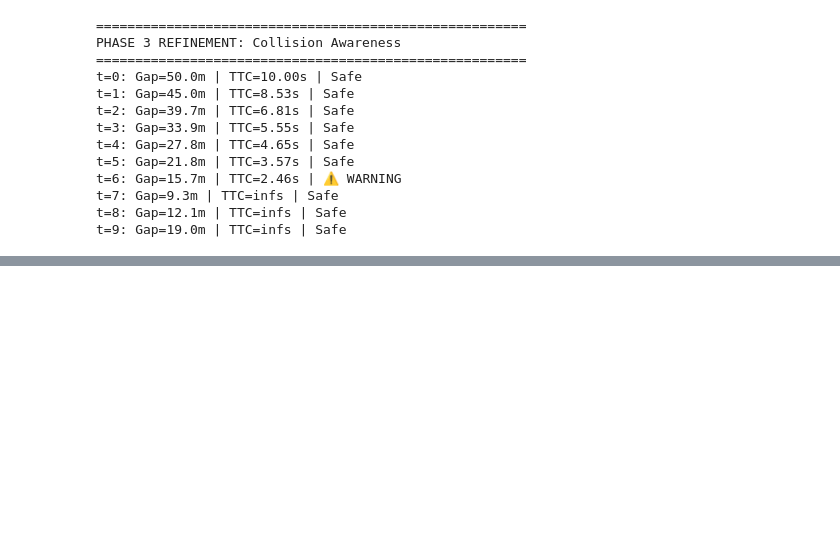
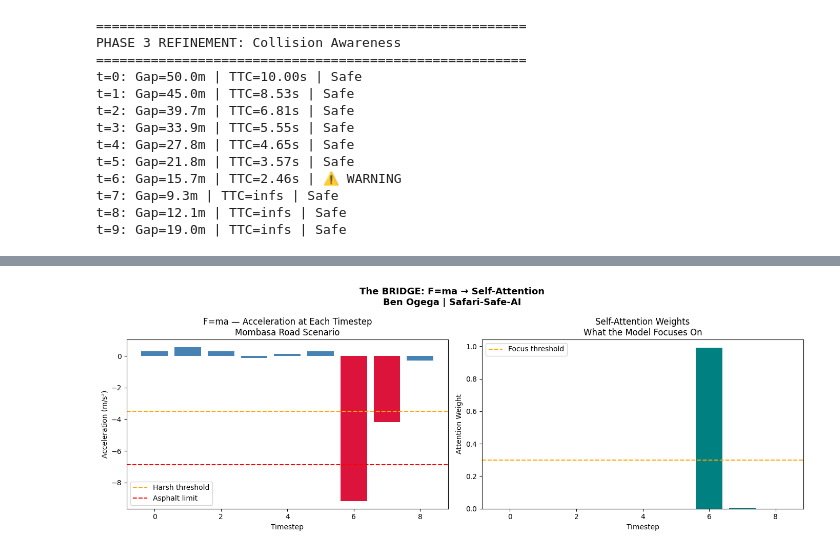
Before and after one commit to Ben-Ogega/defensive-intelligence, a Jupyter notebook: notebooks/phase3_numpy_foundations.ipynb, the cells around one changed output, grey strips where cells are left out. Cells and saved outputs as stored; diff of their text form; code cells hidden in the pictures; blank space fills up the shorter version.

Commit message:
Phase 3 - F=ma to Self-Attention bridge complete. Methodology.md written. Conference Figure 1 saved.

```diff
--- a/notebooks/phase3_numpy_foundations.ipynb
+++ b/notebooks/phase3_numpy_foundations.ipynb
@@ -195,3 +195,83 @@ t=6: Gap=15.7m | TTC=2.46s | ⚠️ WARNING
 t=7: Gap=9.3m | TTC=infs | Safe
 t=8: Gap=12.1m | TTC=infs | Safe
 t=9: Gap=19.0m | TTC=infs | Safe
+# %%
+# ============================================
+# STEP 2 — SELF-ATTENTION SCORES
+# The F=ma to Self-Attention Bridge
+# Author: Ben Ogega | BRIDGE Framework
+# ============================================
+
+accels = np.array([0.278, 0.556, 0.278, -0.139,
+                   0.139, 0.278, -9.167, -4.167, -0.278])
+
+# ============================================
+# THE BRIDGE — explained once, understood forever
+#
+# F = ma tells us: larger acceleration = larger force
+# The dangerous timestep has the largest |acceleration|
+#
+# Self-Attention tells us: which timestep matters most?
+# Answer: the one with the highest relevance score
+#
+# Both systems assign WEIGHTS to timesteps.
+# F=ma weights by physical magnitude.
+# Attention weights by learned relevance.
+# Same philosophy. Different mathematics.
+# ============================================
+
+# Raw importance — absolute acceleration magnitude
+raw_scores = np.abs(accels)
+
+# Softmax — normalize to probability distribution
+# Like distributing a unit load across support reactions
+def softmax(x):
+    e_x = np.exp(x - np.max(x))
+    return e_x / e_x.sum()
+
+attention_weights = softmax(raw_scores)
+
+print("STEP 2 — F=ma to Self-Attention Bridge")
+print("="*55)
+print(f"{'Timestep':<12} {'|Accel| m/s²':<16} {'Attention Weight':<18} {'Bar'}")
+print("-"*55)
+for i, (s, w) in enumerate(zip(raw_scores, attention_weights)):
+    bar = '█' * int(w * 100)
+    focus = " <- MODEL FOCUSED" if w > 0.3 else ""
+    print(f"  t={i:<8} {s:<16.3f} {w:<18.4f} {bar}{focus}")
+
+print(f"\nSum of weights: {attention_weights.sum():.4f}")
+print(f"Most attended:  t={np.argmax(attention_weights)}")
+print(f"Peak weight:    {attention_weights.max():.4f}")
+
+# ============================================
+# STEP 3 — VISUALIZE THE BRIDGE
+# ============================================
+fig, axes = plt.subplots(1, 2, figsize=(14, 5))
+
+# Plot 1 — F=ma: Raw accelerations
+colors = ['crimson' if abs(a) > 3.5 else 'steelblue' for a in accels]
+axes[0].bar(range(len(accels)), accels, color=colors)
+axes[0].axhline(y=-3.5, color='orange', linestyle='--', label='Harsh threshold')
+axes[0].axhline(y=-6.87, color='red', linestyle='--', label='Asphalt limit')
+axes[0].set_title('F=ma — Acceleration at Each Timestep\nMombasa Road Scenario')
+axes[0].set_xlabel('Timestep')
+axes[0].set_ylabel('Acceleration (m/s²)')
+axes[0].legend()
+
+# Plot 2 — Self-Attention weights
+axes[1].bar(range(len(attention_weights)),
+            attention_weights, color='teal')
+axes[1].set_title('Self-Attention Weights\nWhat the Model Focuses On')
+axes[1].set_xlabel('Timestep')
+axes[1].set_ylabel('Attention Weight')
+axes[1].axhline(y=0.3, color='orange', linestyle='--', label='Focus threshold')
+axes[1].legend()
+
+plt.suptitle('The BRIDGE: F=ma → Self-Attention\nBen Ogega | Safari-Safe-AI',
+             fontsize=13, fontweight='bold')
+plt.tight_layout()
+plt.savefig('../figures/phase3_bridge_fma_attention.png')
+plt.show()
+print("Bridge visualization saved.")
+# %% [output]
@@ -197,0 +295 @@ t=9: Gap=19.0m | TTC=infs | Safe
+[figure, added]
```
Also changed, not shown: parts of 1 cell of this notebook, 3 other files.
